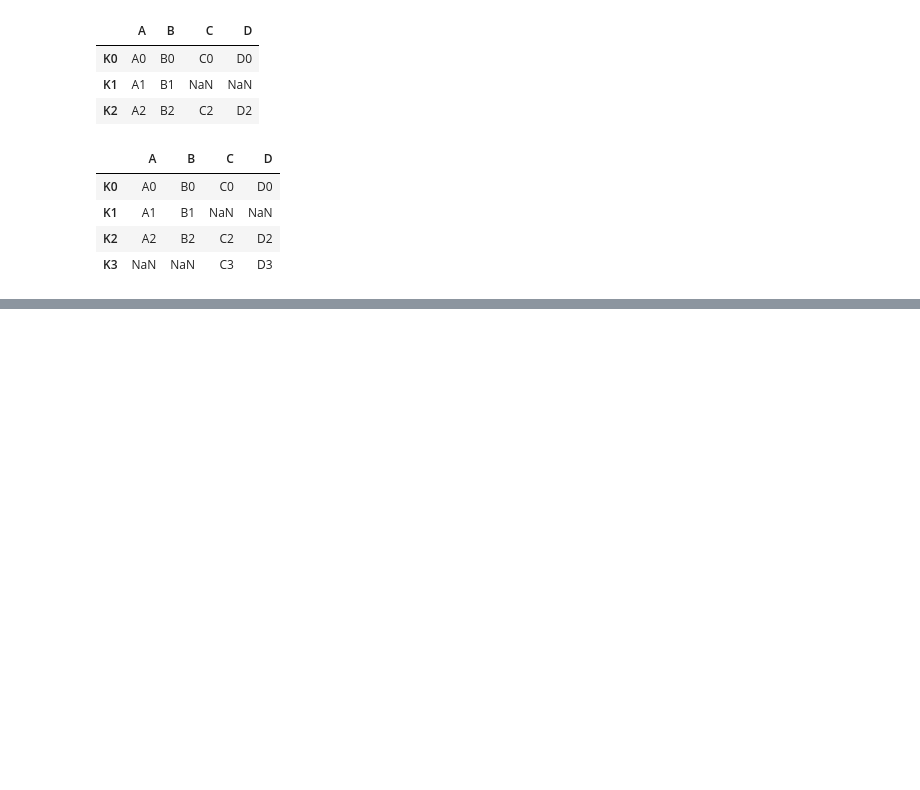
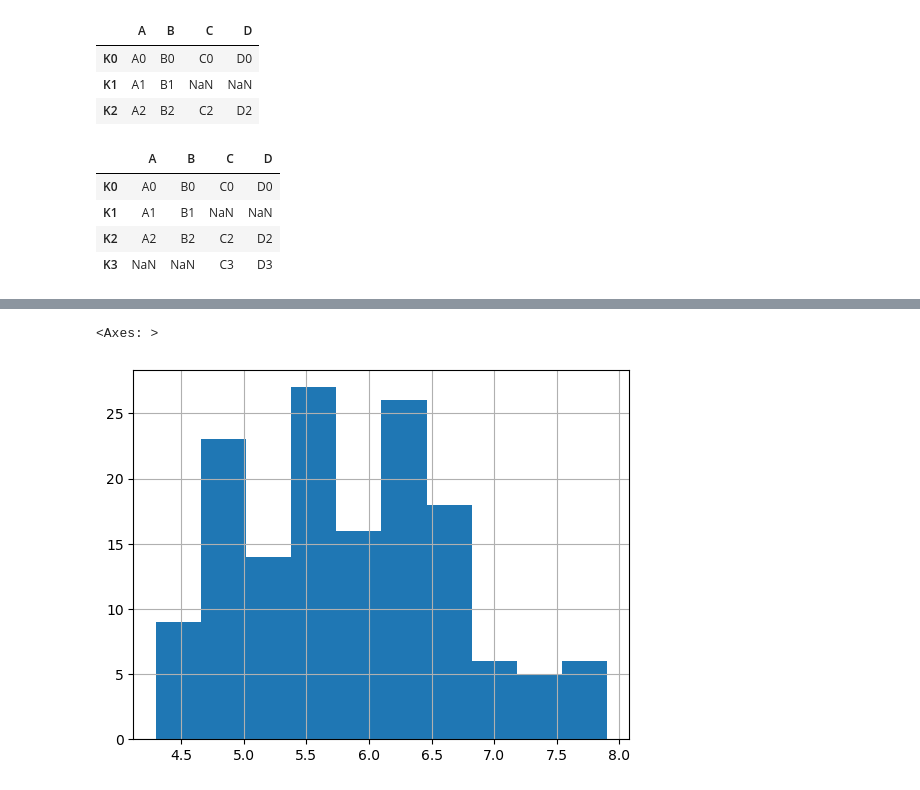
Before and after one commit to xxjcaxx/Disseny-i-avaluacio-de-models, a Jupyter notebook: apunts/documents/intro/numpypandas.ipynb, the cells around one changed output, grey strips where cells are left out. Saved outputs shown, nothing was run; the diff lists cells and outputs as text; code cells hidden in the pictures; blank space fills up the shorter version.

```diff
--- a/apunts/documents/intro/numpypandas.ipynb
+++ b/apunts/documents/intro/numpypandas.ipynb
@@ -1992,6 +2115,6 @@ import numpy as np
 import matplotlib.pyplot as plt
 %matplotlib inline
 
-df1=pd.read_csv('df1.csv', index_col=0)
+df1=pd.read_csv('Iris.csv', index_col=0)
 df1.head()
 # %% [output]
@@ -2004,7 +2128,10 @@ df2.head()
 # %%
 
 
-df1['A'].hist()
+df1['SepalLengthCm'].hist()
+# %% [output]
+<Axes: >
+[figure, added]
 # %%
 
 
```
Also changed, not shown: parts of 71 cells of this notebook, 3 other files.
